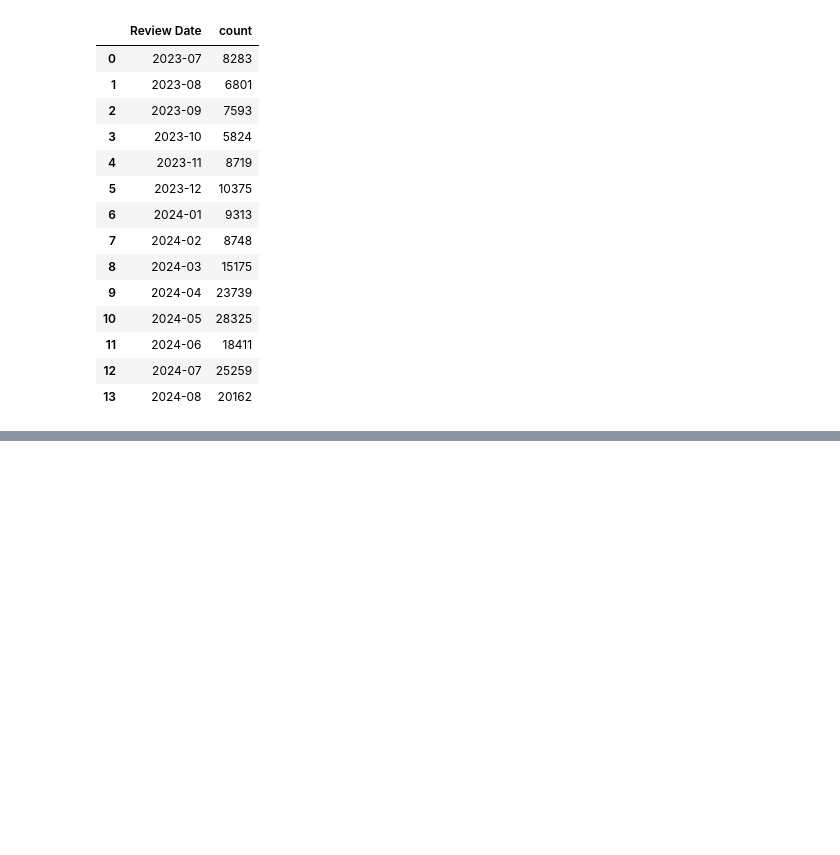
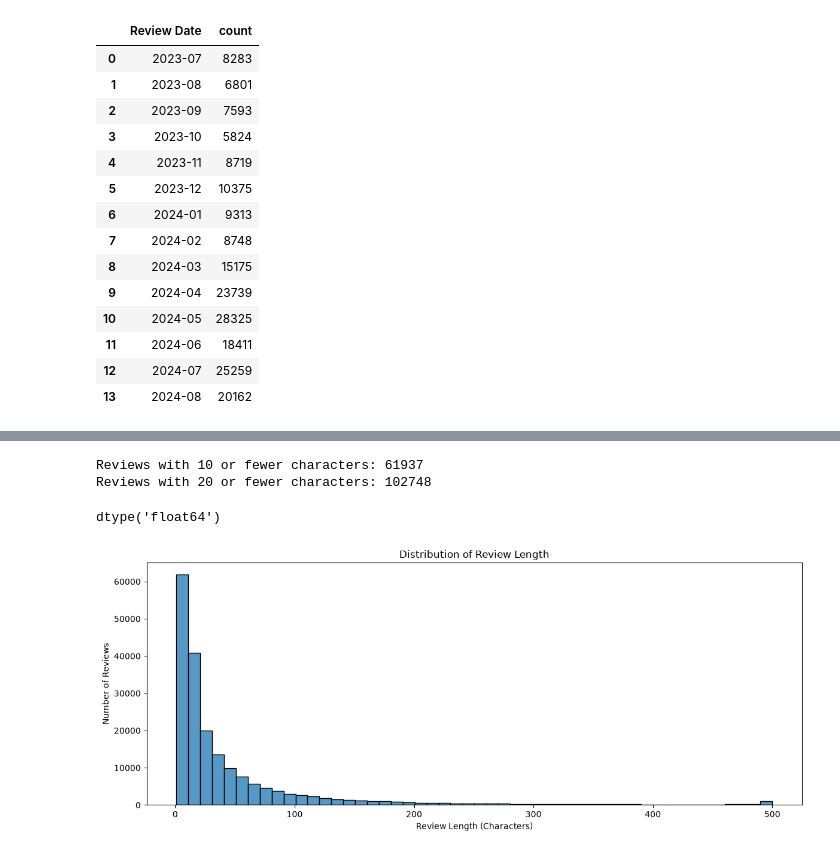
Before and after one commit to NeoTox419/chatgpt-review-analysis, a Jupyter notebook: chatgpt_analysis.ipynb, the cells around one changed output, grey strips where cells are left out. Drawn from its saved outputs; the diff is of its cells as text; code cells hidden in the pictures; blank space fills up the shorter version.

```diff
--- a/chatgpt_analysis.ipynb
+++ b/chatgpt_analysis.ipynb
@@ -159,0 +262,34 @@ plt.show()
+# %%
+print("Reviews with 10 or fewer characters:",
+      (df['Review'].str.len() <= 10).sum())
+
+print("Reviews with 20 or fewer characters:",
+      (df['Review'].str.len() <= 20).sum())
+# %% [output]
+Reviews with 10 or fewer characters: 61937
+Reviews with 20 or fewer characters: 102748
+# %%
+df['Review Length'] = df['Review'].str.len()
+df['Review Length'].head()
+df['Review Length'].dtype
+# %% [output]
+dtype('float64')
+# %%
+plt.close('all')
+
+plt.figure(figsize=(12, 5))
+
+sns.histplot(
+    data=df,
+    x='Review Length',
+    bins=50
+)
+
+plt.title('Distribution of Review Length')
+plt.xlabel('Review Length (Characters)')
+plt.ylabel('Number of Reviews')
+
+plt.tight_layout()
+plt.show()
+# %% [output]
+[figure, added]
```
Also changed, not shown: parts of 26 cells of this notebook.
